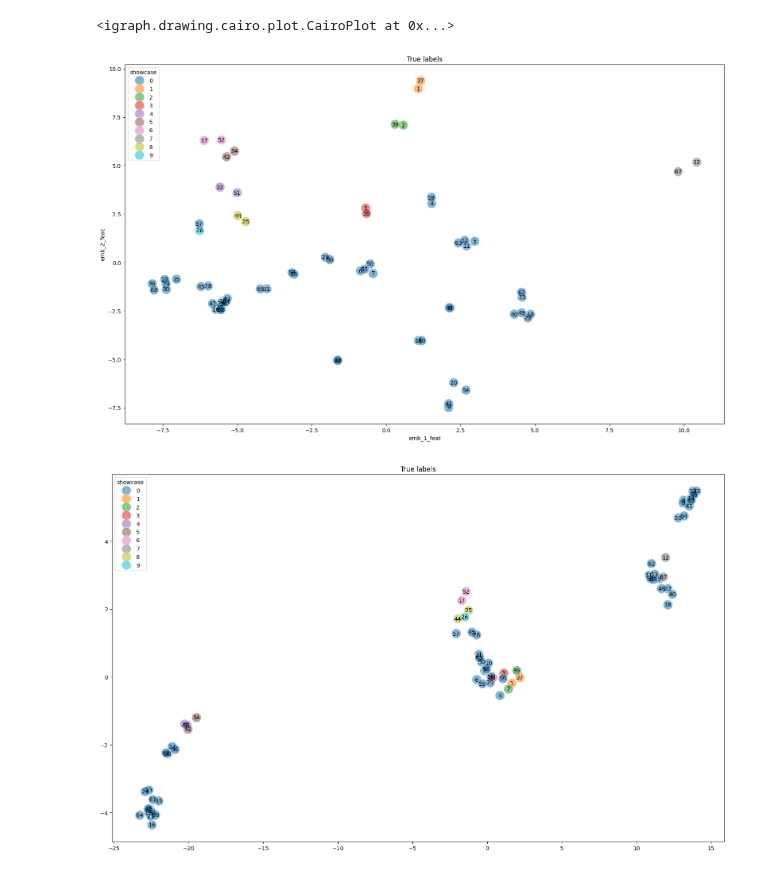
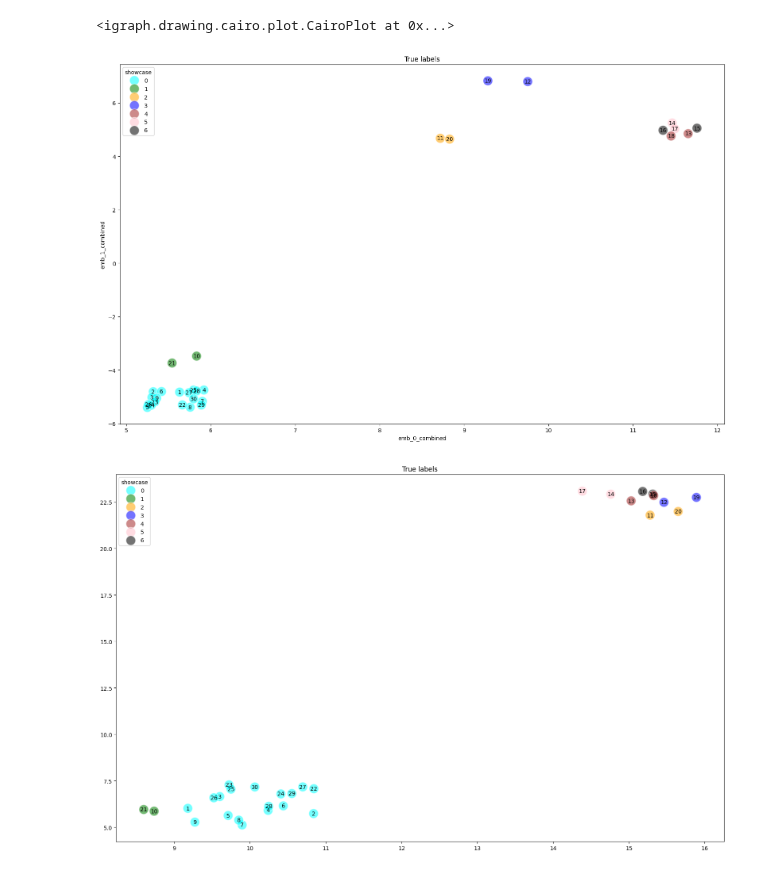
Before and after one commit to ashdehghan/NEExT, a Jupyter notebook: experiments/zachary_egonets.ipynb, the cells around one changed output. Cells and saved outputs as stored; diff of their text form; code cells hidden in the pictures.

```diff
--- a/experiments/zachary_egonets.ipynb
+++ b/experiments/zachary_egonets.ipynb
@@ -18,7 +18,9 @@ from NEExT.io import GraphIO
 # %% [markdown]
 # Setup data
 # %%
+DATASET = "zachary"
 DATASET = "mirrored-zachary"
+DATASET = "barbell"
 
 
 # lines
@@ -140,7 +146,7 @@ class Config:
 
         self.global_structural_features = dict(
             feature_list=["all"],
-            feature_vector_length=5,
+            feature_vector_length=3,
         )
 
         self.egonet_structural_features = dict(
@@ -152,8 +158,8 @@ class Config:
             feature_list=[],
         )
 
-        # self.embeddings = dict(embeddings_dimension=5, strategy="combined_embeddings")
-        self.embeddings = dict(embeddings_dimension=10, strategy="feature_embeddings")
+        self.embeddings = dict(embeddings_dimension=5, strategy="combined_embeddings")
+        # self.embeddings = dict(embeddings_dimension=10, strategy="feature_embeddings")
         # self.embeddings = dict(embeddings_dimension=5, strategy="structural_embeddings")
 
 
@@ -234,8 +240,9 @@ def plot(x, y, hue=None, palette="viridis"):
     fig.tight_layout()
 # %%
 palette = {0: "aqua", 1: "green", 2: "orange", 3: "blue", 4: "brown", 5: "pink", 6: "black"}
-palette = "tab10"
-# g_zac.vs['color'] = df_descript['comm'].map(palette)
+# palette = "tab10"
+if DATASET=='barbell':
+    g_zac.vs['color'] = df_descript['comm'].map(palette)
 ig.plot(g_zac, layout=g_zac.layout_graphopt(), bbox=(0, 0, 400, 300))
 # %% [output]
 <igraph.drawing.cairo.plot.CairoPlot at 0x...>
@@ -255,5 +262,5 @@ df_descript["showcase"] = np.select(
     [1, 2,3,4,5,6,7,8,9],
     0,
 )
-
-# np.where(df_descript['node_id'].isin([1,2,3,12,17,25,26, 33,34, 37,39,38,42,51,52,67,44,57]), 1, 0)
+if DATASET=='barbell':
+    df_descript['showcase'] = df_descript['comm']
@@ -260,10 +269,10 @@ df_descript["showcase"] = np.select(
 # %%
-x = embeddings.embeddings_df.iloc[:, 2]
-y = embeddings.embeddings_df.iloc[:, 3]
+x = embeddings.embeddings_df.iloc[:, 1]
+y = embeddings.embeddings_df.iloc[:, 2]
 
 plot(x, y, df_descript["showcase"], palette=palette)
 # %% [output]
-[figure, old version]
+[figure, new version]
 # %%
 reduced = umap.UMAP().fit_transform(embeddings.embeddings_df.iloc[:, 1:])
 
@@ -271,4 +280,4 @@ x = reduced[:, 0]
 y = reduced[:, 1]
 plot(x, y, df_descript["showcase"], palette=palette)
 # %% [output]
-[figure, old version]
+[figure, new version]
```
Also changed, not shown: parts of 2 cells of this notebook, 5 other files.
